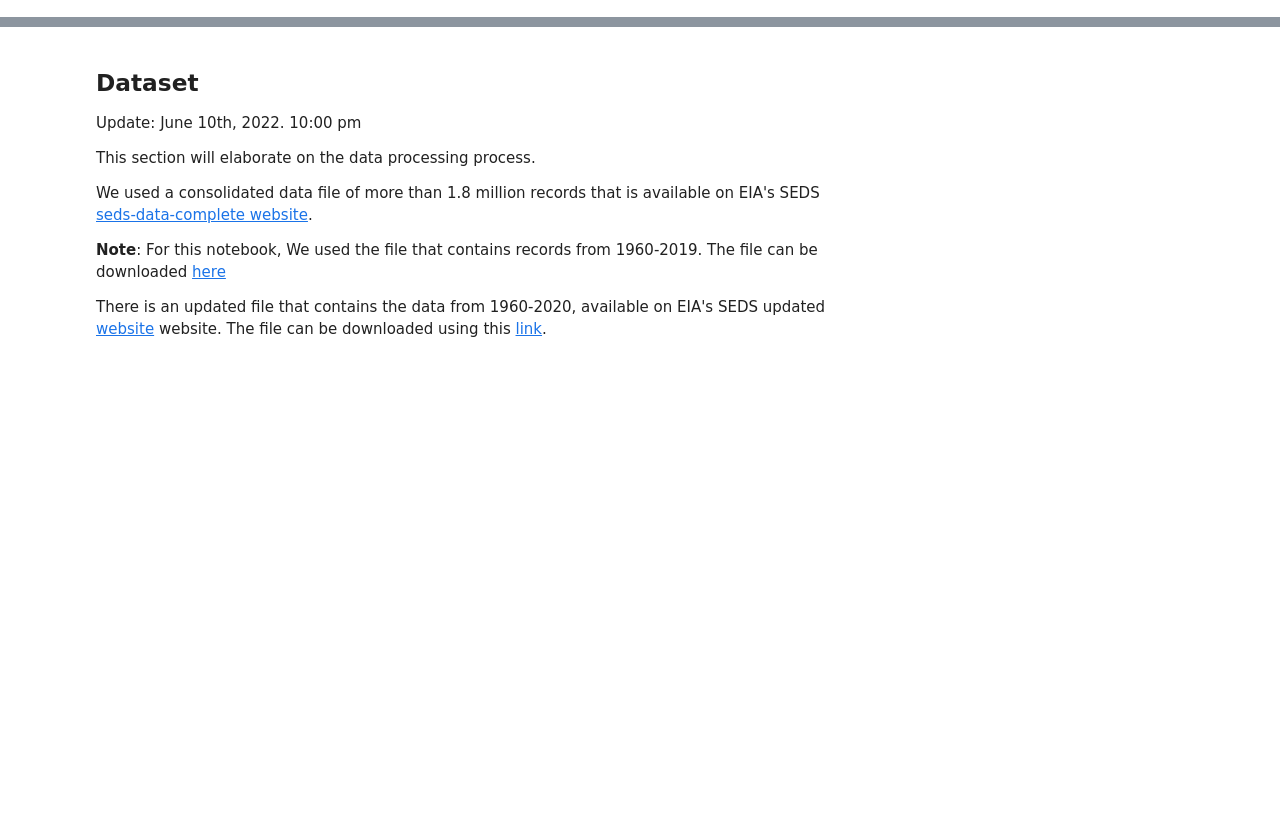
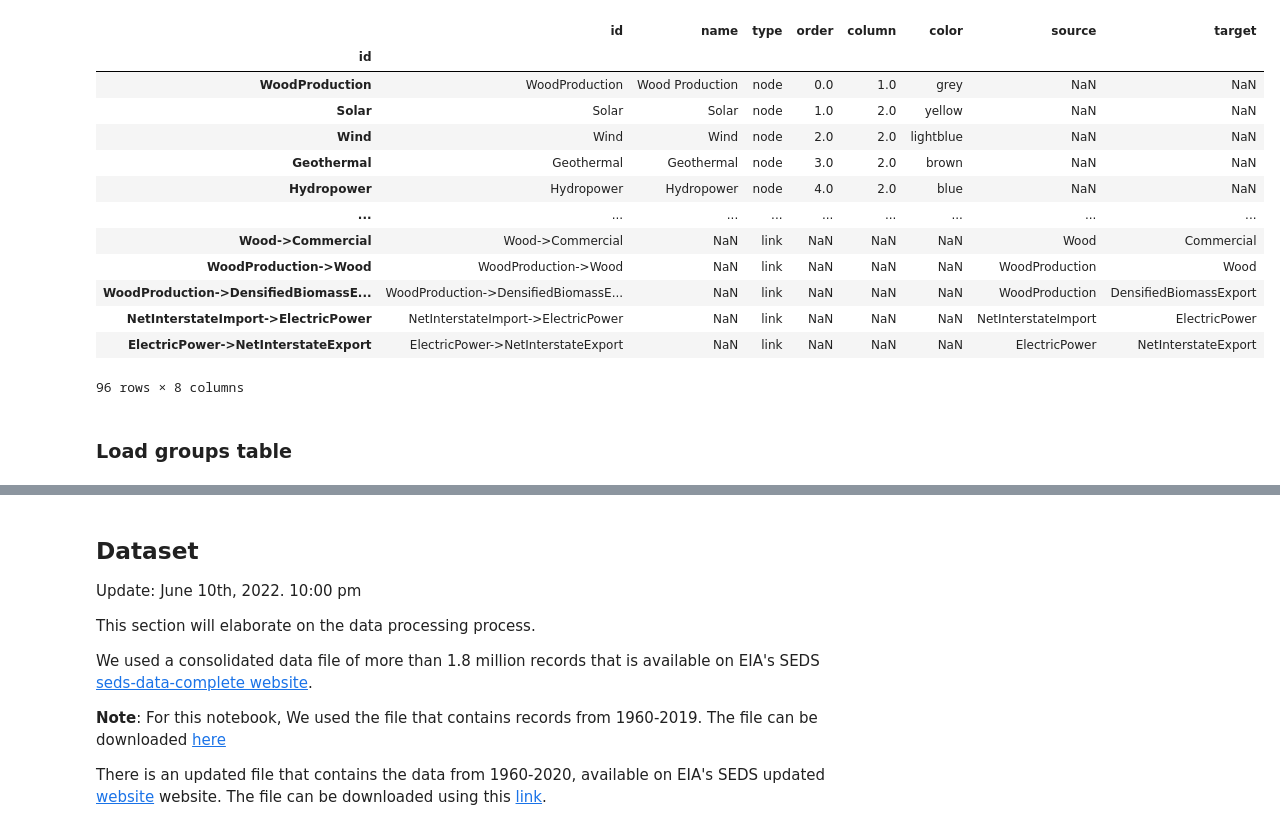
Before and after one commit to thanhan910/Courseworks, a Jupyter notebook: Swinburne/COS30045/data/usstates/usstates.ipynb, the cells around one changed output, grey strips where cells are left out. Saved outputs shown, nothing was run; the diff lists cells and outputs as text; code cells hidden in the pictures; blank space fills up the shorter version.

```diff
--- a/Swinburne/COS30045/data/usstates/data.ipynb
+++ b/Swinburne/COS30045/data/usstates/usstates.ipynb
@@ -5,0 +34,30 @@ The dataset is sourced from EIA's State Energy Data System.
+# %%
+# read files
+# load info and calc from Excel book
+
+info_directory = "info/"
+
+df = pd.read_excel(info_directory + "info.xlsx", sheet_name=['info', 'calc'])
+df_info = df["info"]
+df_calc = df["calc"]
+
+# set df_info index as id
+df_info.set_index("id", drop=False, inplace=True)
+df_info
+# %% [output]
+|  | id | name | type | order | column | color | source | target |
+| id |  |  |  |  |  |  |  |  |
+| WoodProduction | WoodProduction | Wood Production | node | 0.0 | 1.0 | grey | NaN | NaN |
+| Solar | Solar | Solar | node | 1.0 | 2.0 | yellow | NaN | NaN |
+| Wind | Wind | Wind | node | 2.0 | 2.0 | lightblue | NaN | NaN |
+| Geothermal | Geothermal | Geothermal | node | 3.0 | 2.0 | brown | NaN | NaN |
+| Hydropower | Hydropower | Hydropower | node | 4.0 | 2.0 | blue | NaN | NaN |
+| ... | ... | ... | ... | ... | ... | ... | ... | ... |
+| Wood->Commercial | Wood->Commercial | NaN | link | NaN | NaN | NaN | Wood | Commercial |
+| WoodProduction->Wood | WoodProduction->Wood | NaN | link | NaN | NaN | NaN | WoodProduction | Wood |
+| WoodProduction->DensifiedBiomassE... | WoodProduction->DensifiedBiomassE... | NaN | link | NaN | NaN | NaN | WoodProduction | DensifiedBiomassExport |
+| NetInterstateImport->ElectricPower | NetInterstateImport->ElectricPower | NaN | link | NaN | NaN | NaN | NetInterstateImport | ElectricPower |
+| ElectricPower->NetInterstateExport | ElectricPower->NetInterstateExport | NaN | link | NaN | NaN | NaN | ElectricPower | NetInterstateExport |
+96 rows × 8 columns
+# %% [markdown]
+### Load groups table
```
Also changed, not shown: parts of 16 cells of this notebook, 3 other files.
